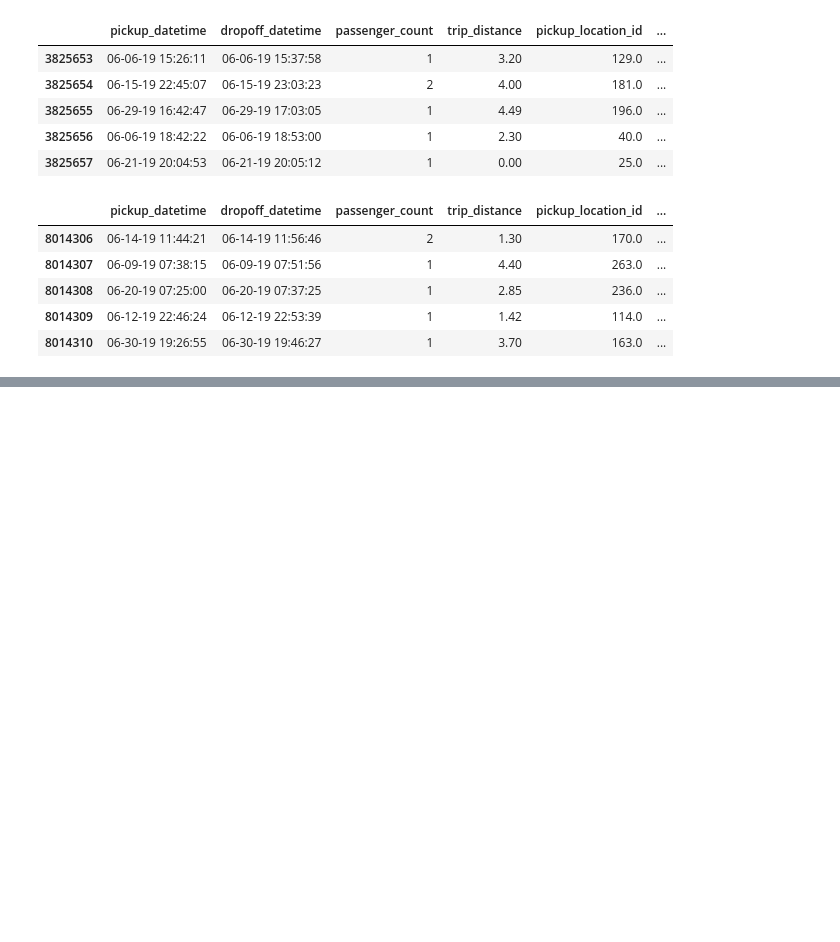
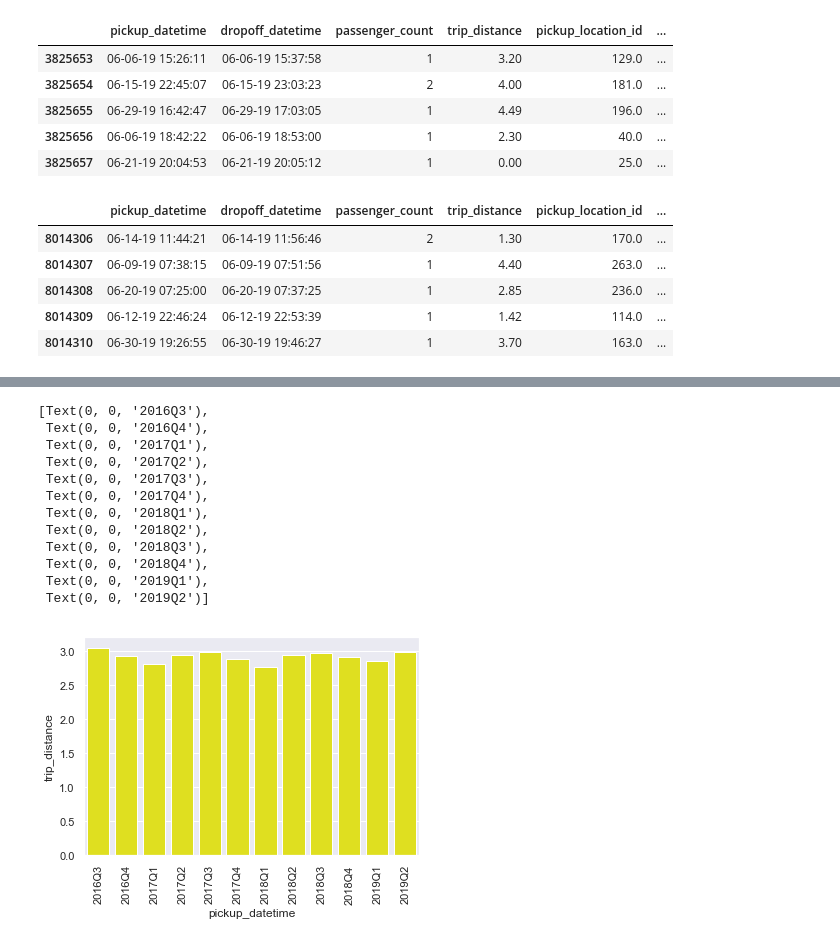
Before and after one commit to fpervaiz/LondonSpringDatathon2020, a Jupyter notebook: taxi_analysis.ipynb, the cells around one changed output, grey strips where cells are left out. Cells and saved outputs as stored; diff of their text form; code cells hidden in the pictures; blank space fills up the shorter version.

```diff
--- a/taxi_analysis.ipynb
+++ b/taxi_analysis.ipynb
@@ -115,0 +126,4 @@ taxis_yellow.to_csv('nyc_yellow_cleaned.csv')
+# %%
+#grp_t_yel = taxis_yellow.groupby(taxis_yellow['pickup_datetime'].dt.to_period('Q'))
+y_m = grp_t_yel.mean()[3:15]
+y_m
@@ -115,0 +145,20 @@ taxis_yellow.to_csv('nyc_yellow_cleaned.csv')
+# %%
+y_m.reset_index(inplace=True)
+# %%
+sns.set()
+chart = sns.barplot(x='pickup_datetime', y='trip_distance', data=y_m, color='yellow')
+chart.set_xticklabels(chart.get_xticklabels(), rotation=90)
+# %% [output]
+[Text(0, 0, '2016Q3'),
+ Text(0, 0, '2016Q4'),
+ Text(0, 0, '2017Q1'),
+ Text(0, 0, '2017Q2'),
+ Text(0, 0, '2017Q3'),
+ Text(0, 0, '2017Q4'),
+ Text(0, 0, '2018Q1'),
+ Text(0, 0, '2018Q2'),
+ Text(0, 0, '2018Q3'),
+ Text(0, 0, '2018Q4'),
+ Text(0, 0, '2019Q1'),
+ Text(0, 0, '2019Q2')]
+[figure, added]
```
Also changed, not shown: parts of 7 cells of this notebook, 1 other file.
